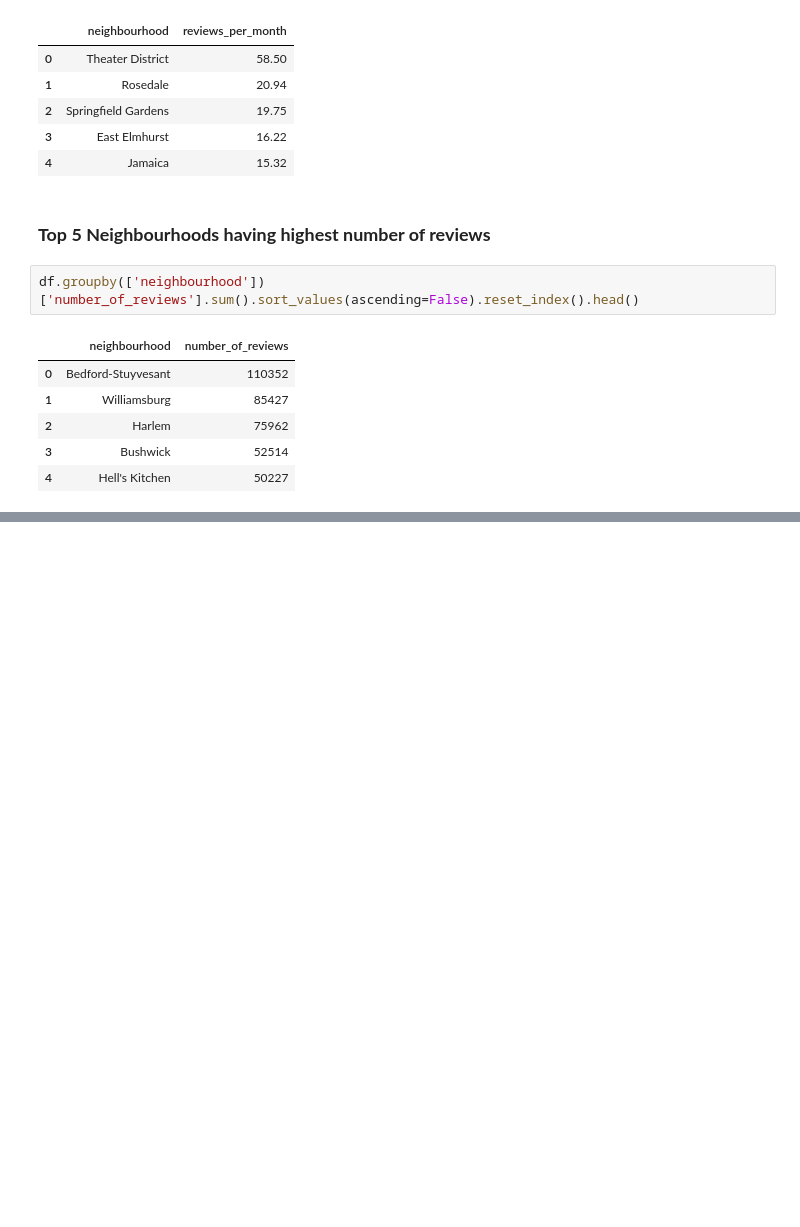
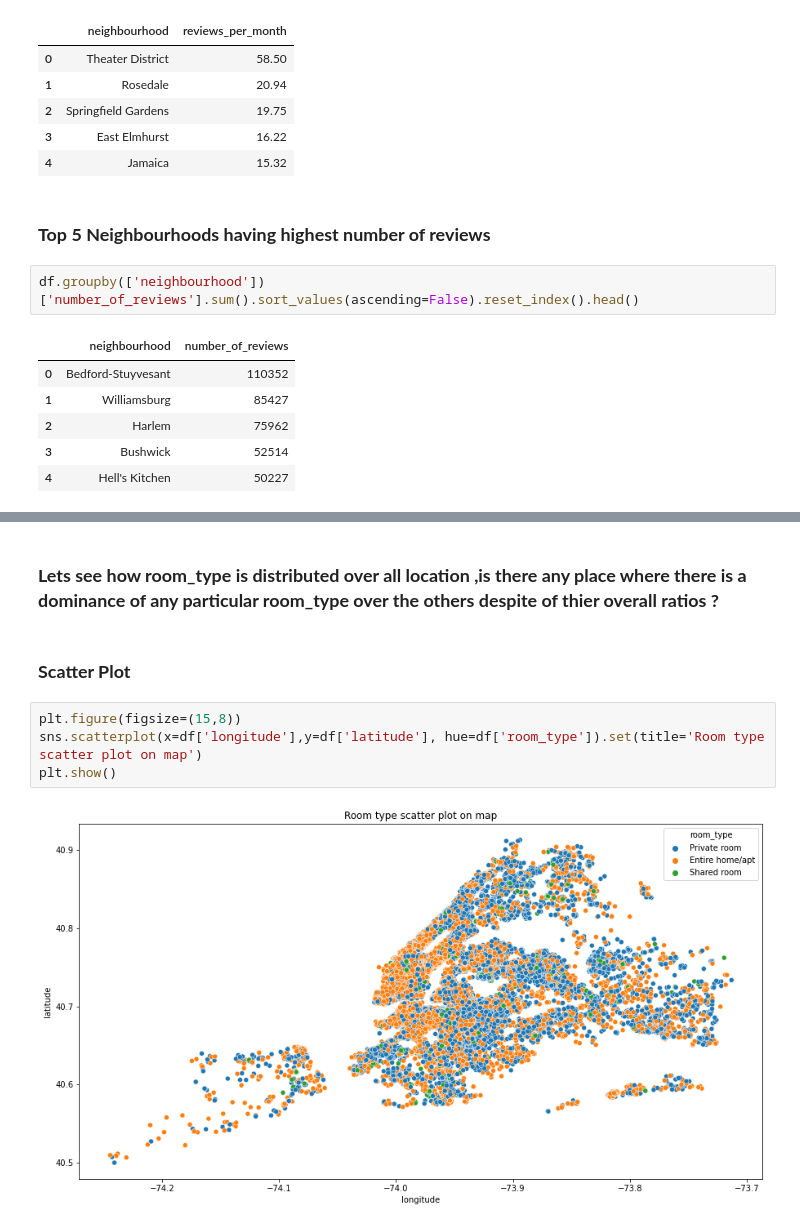
Before and after one commit to bhavikk001/airbnb-eda, a Jupyter notebook: Airbnb_Bookings_Analysis_(Team)_Capstone_Project.ipynb, the cells around one changed output, grey strips where cells are left out. Cells and saved outputs as stored; diff of their text form; blank space fills up the shorter version.

```diff
--- a/Airbnb_Bookings_Analysis_(Team)_Capstone_Project.ipynb
+++ b/Airbnb_Bookings_Analysis_(Team)_Capstone_Project.ipynb
@@ -553,0 +606,10 @@ df.groupby(['neighbourhood'])['number_of_reviews'].sum().sort_values(ascending=F
+# %% [markdown]
+### **Lets see how room_type is distributed over all location ,is there any place where there is a dominance of any particular room_type over the others despite of thier overall ratios ?**
+# %% [markdown]
+### **Scatter Plot**
+# %%
+plt.figure(figsize=(15,8))
+sns.scatterplot(x=df['longitude'],y=df['latitude'], hue=df['room_type']).set(title='Room type scatter plot on map')
+plt.show()
+# %% [output]
+[figure, added]
```
Also changed, not shown: parts of 9 cells of this notebook.
